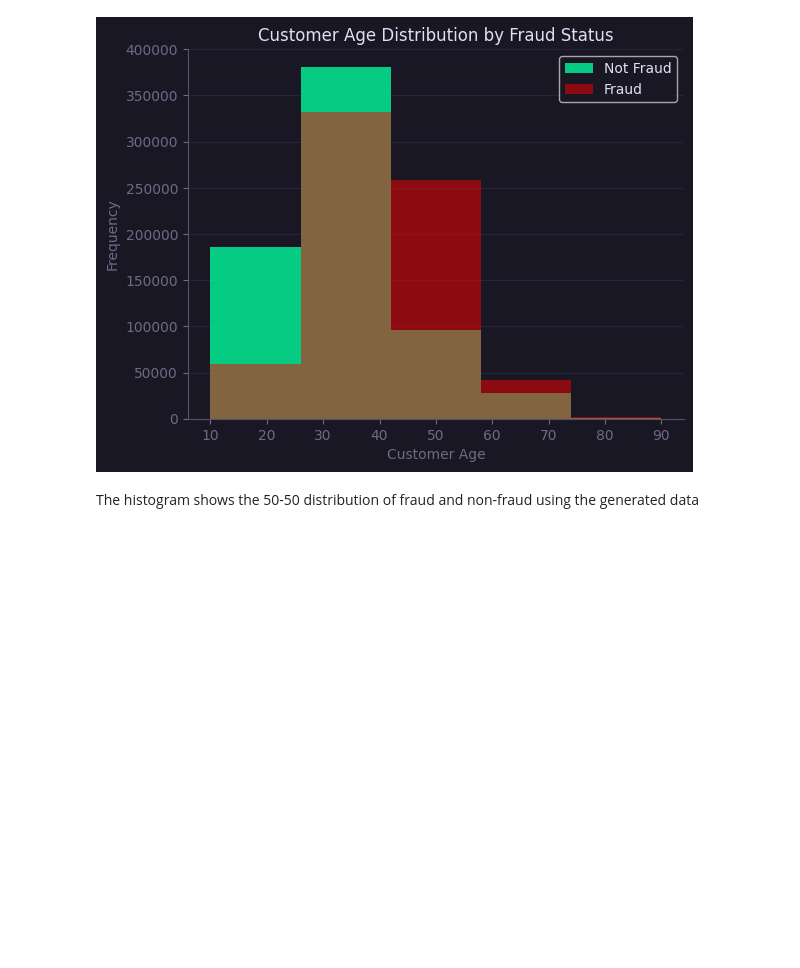
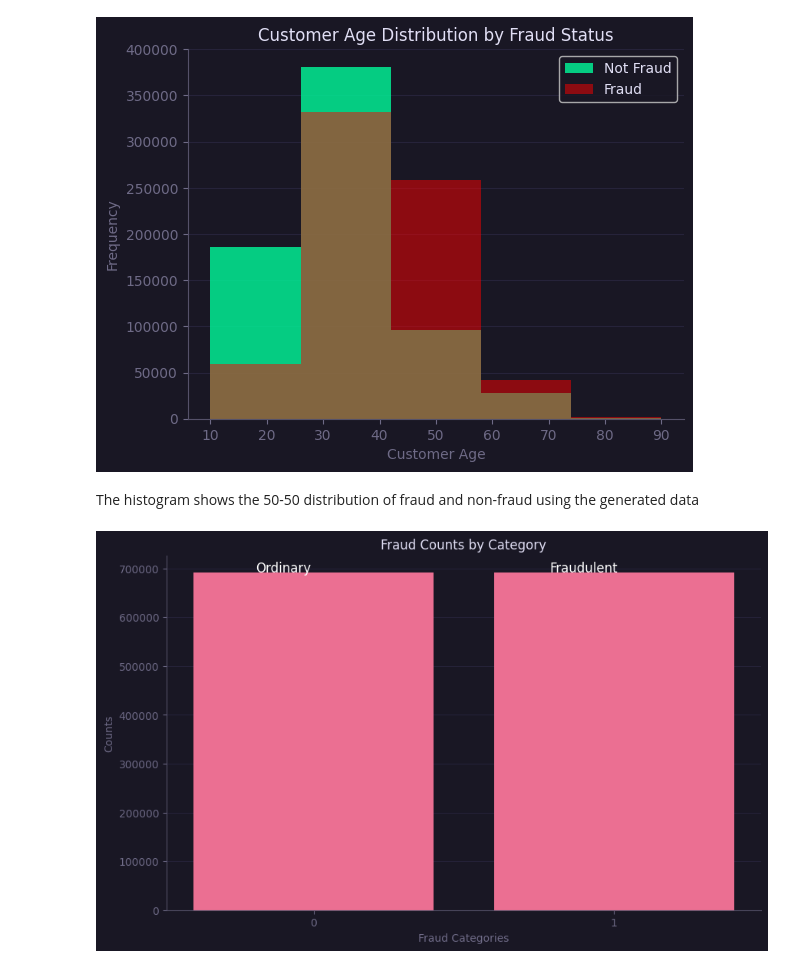
Before and after one commit to rcwylie/Fraudulent_payments, a Jupyter notebook: n_Code.ipynb, the cells around one changed output. Drawn from its saved outputs; the diff is of its cells as text; code cells hidden in the pictures; blank space fills up the shorter version.

```diff
--- a/n_Code.ipynb
+++ b/n_Code.ipynb
@@ -430,3 +431,28 @@ plt.show()
 [figure]
 # %% [markdown]
 The histogram shows the 50-50 distribution of fraud and non-fraud using the generated data
+# %%
+smote_counts = pd.DataFrame(dataset_SMOTE['fraud_bool'].value_counts()).reset_index()
+# %%
+plt.style.use('rose-pine')
+
+# Create a bar chart
+plt.figure(figsize=(10, 6))  # Adjust the figure size as needed
+bars = plt.bar(smote_counts['fraud_bool'],smote_counts['count'])
+plt.xlabel('Fraud Categories')
+plt.ylabel('Counts')
+plt.title('Fraud Counts by Category')
+
+labels = ['Ordinary', 'Fraudulent']
+
+# Add custom labels to the bars
+for bar, label in zip(bars, labels):
+    plt.text(bar.get_x() + bar.get_width() / 2 - 0.1, bar.get_height() + 0.5, label, ha='center', color='white', fontsize=12)
+
+# Customize the x-axis tick labels
+plt.xticks([0, 1], ['0', '1'])
+
+# Show the chart
+plt.show()
+# %% [output]
+[figure, added]
```
Also changed, not shown: parts of 19 cells of this notebook.
